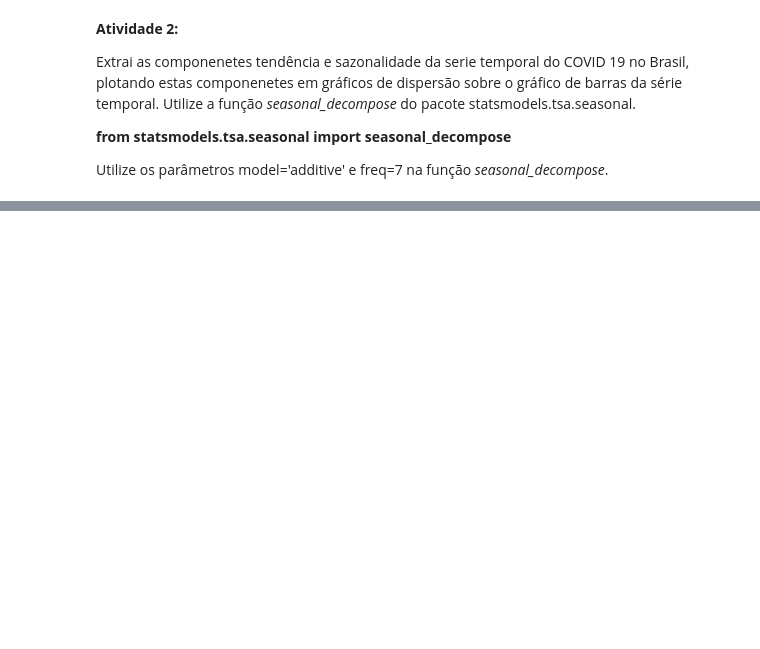
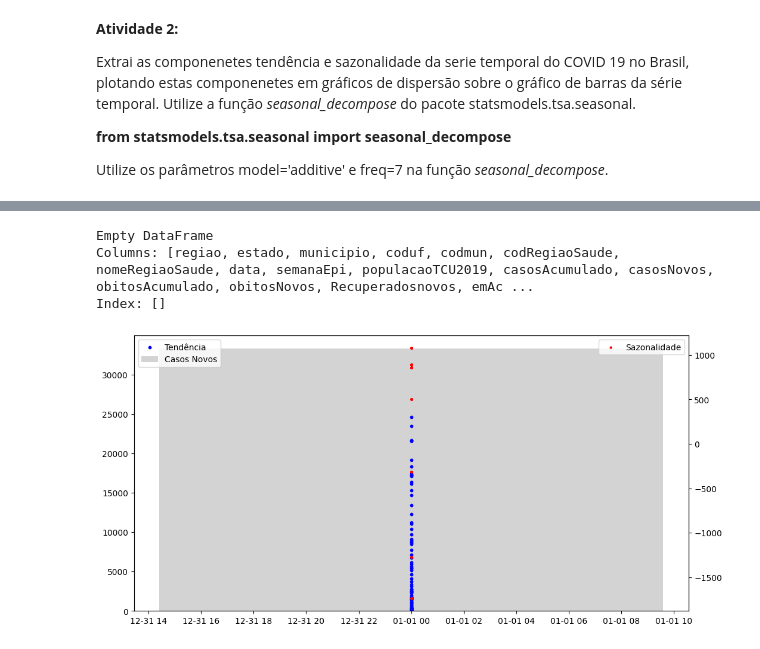
Before and after one commit to juliajgmb/regressao_atvd, a Jupyter notebook: Exercício1_COVID19.ipynb, the cells around one changed output, grey strips where cells are left out. Saved outputs shown, nothing was run; the diff lists cells and outputs as text; code cells hidden in the pictures; blank space fills up the shorter version.

```diff
--- a/Exercício1_COVID19.ipynb
+++ b/Exercício1_COVID19.ipynb
@@ -37,0 +66,46 @@ Utilize os parâmetros model='additive' e freq=7 na função *seasonal_decompose
+# %%
+import pandas as pd  # Importante: ter certeza que importou o pandas
+from read_covid import ReadCovid
+from statsmodels.tsa.seasonal import seasonal_decompose
+import matplotlib.pyplot as plt
+
+rd = ReadCovid()
+dados_brutos = rd.read_csv()  # Isso retorna um dicionário (defaultdict)
+
+# --- AQUI ESTÁ A CORREÇÃO ---
+# Convertemos o dicionário para DataFrame para poder usar .dropna() e outros recursos
+covid = pd.DataFrame(dados_brutos)
+
+# Converter a coluna de data para o tipo datetime (o dicionário traz como texto)
+covid[ReadCovid.tempo] = pd.to_datetime(covid[ReadCovid.tempo])
+
+# Agora sim o .dropna() vai funcionar, pois 'covid' virou um DataFrame
+covid = covid.dropna(subset=[ReadCovid.casos_novos])
+
+# Definir a data como índice é essencial para séries temporais
+covid.set_index(ReadCovid.tempo, inplace=True)
+
+# Selecionar os dados para análise
+# Como definimos o índice acima, não precisamos mais da coluna 'time' separada
+data = covid[ReadCovid.casos_novos]
+
+# Decomposição
+res = seasonal_decompose(data, model='additive', period=7)
+
+# --- PLOTAGEM (Mesmo código anterior) ---
+fig, ax1 = plt.subplots(figsize=(12, 6))
+
+ax1.bar(data.index, data, color='lightgray', label='Casos Novos')
+ax1.scatter(data.index, res.trend, color='blue', s=10, label='Tendência', zorder=5)
+
+ax2 = ax1.twinx()
+ax2.scatter(data.index, res.seasonal, color='red', s=5, marker='x', label='Sazonalidade')
+
+ax1.legend(loc='upper left')
+ax2.legend(loc='upper right')
+plt.show()
+# %% [output]
+Empty DataFrame
+Columns: [regiao, estado, municipio, coduf, codmun, codRegiaoSaude, nomeRegiaoSaude, data, semanaEpi, populacaoTCU2019, casosAcumulado, casosNovos, obitosAcumulado, obitosNovos, Recuperadosnovos, emAc ...
+Index: []
+[figure, added]
```
Also changed, not shown: parts of 3 cells of this notebook, 4 other files.
